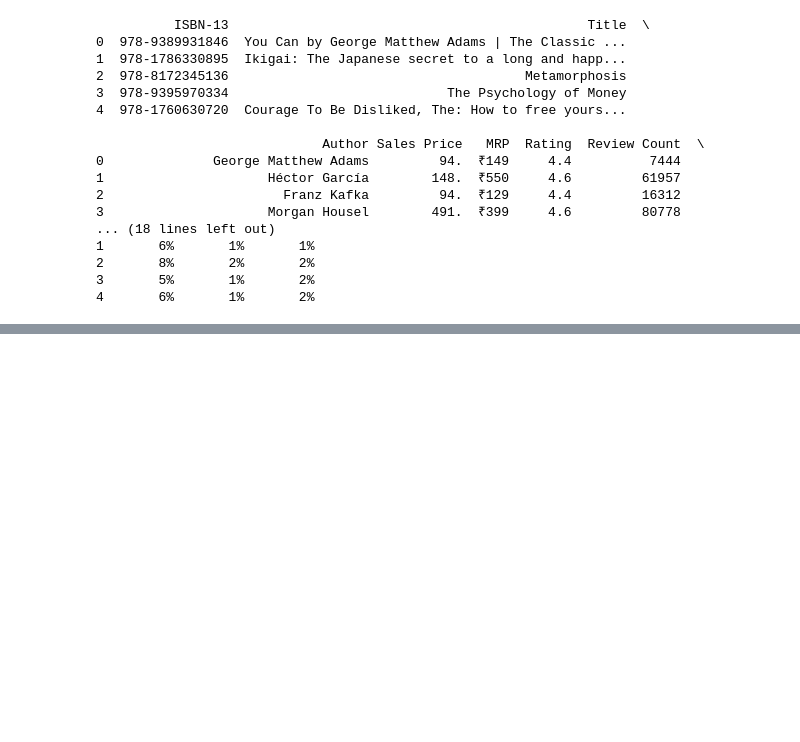
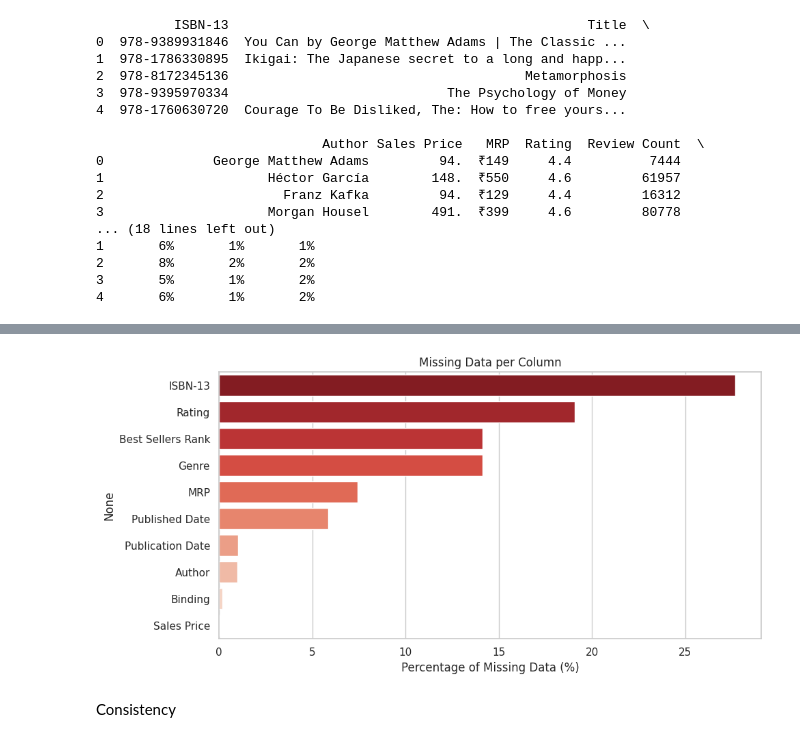
Before and after one commit to sandeepProject/Online-Book-Popularity, a Jupyter notebook: notebooks/Online_Book_Popularity.ipynb, the cells around one changed output, grey strips where cells are left out. Cells and saved outputs as stored; diff of their text form; code cells hidden in the pictures; blank space fills up the shorter version.

```diff
--- a/notebooks/Online_Book_Popularity.ipynb
+++ b/notebooks/Online_Book_Popularity.ipynb
@@ -120,2 +40,0 @@ def clean_numeric(val):
-# %%
-df['Clean_SalesPrice'] = df['Sales Price'].apply(clean_numeric)
@@ -275,0 +273,25 @@ calibrated precisely to CS Professional answer-writing expectations
+# %%
+# Visualization of Missing Values
+
+# Calculate percentages from your report
+missing_pct = df.isnull().mean() * 100
+missing_pct = missing_pct[missing_pct > 0].sort_values(ascending=False)
+
+# Plot
+plt.figure(figsize=(10, 5))
+sns.barplot(
+    x=missing_pct.values,
+    y=missing_pct.index,
+    hue=missing_pct.index,
+    palette='Reds_r',
+    legend=False
+)
+
+plt.xlabel('Percentage of Missing Data (%)')
+plt.title('Missing Data per Column')
+plt.tight_layout()
+plt.show()
+# %% [output]
+[figure, added]
+# %% [markdown]
+Consistency
```
Also changed, not shown: parts of 134 cells of this notebook.
